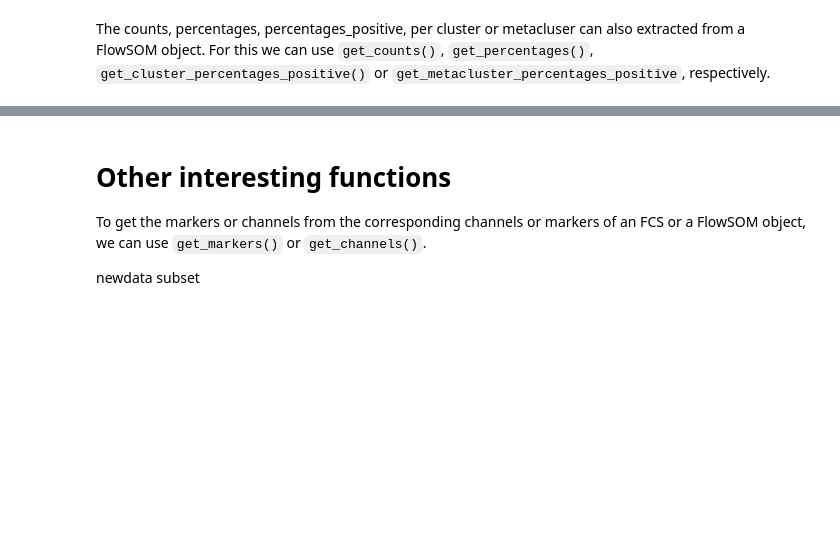
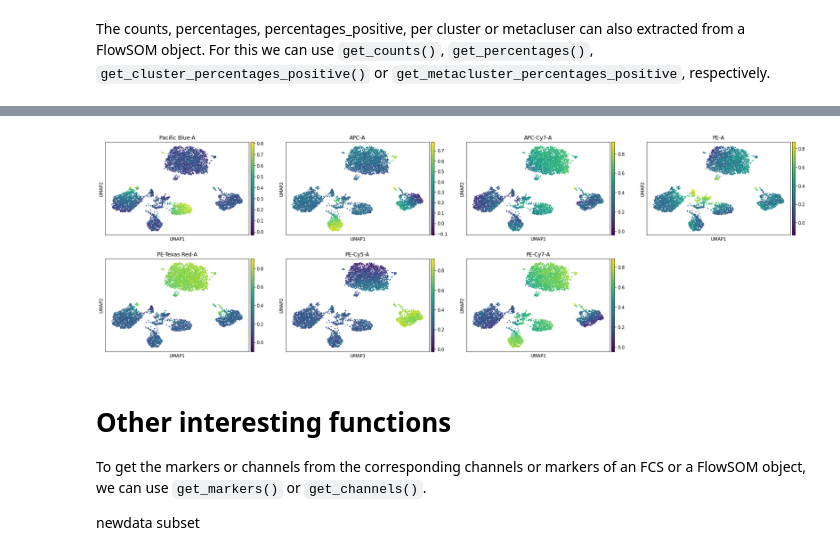
Before and after one commit to saeyslab/FlowSOM_Python, a Jupyter notebook: docs/notebooks/example.ipynb, the cells around one changed output, grey strips where cells are left out. Cells and saved outputs as stored; diff of their text form; code cells hidden in the pictures; blank space fills up the shorter version.

```diff
--- a/docs/notebooks/example.ipynb
+++ b/docs/notebooks/example.ipynb
@@ -256,3 +273,8 @@ fs.tl.get_counts(fsom, level = "clusters")
+# %%
+# By markers
+sc.pl.umap(subset_fsom, color=fsom.get_cell_data().var_names[ref_markers_bool])
+# %% [output]
+[figure, added]
 # %% [markdown]
 # Other interesting functions
 To get the markers or channels from the corresponding channels or markers of an FCS or a FlowSOM object, we can use `get_markers()` or `get_channels()`.
```
Also changed, not shown: parts of 13 cells of this notebook.
